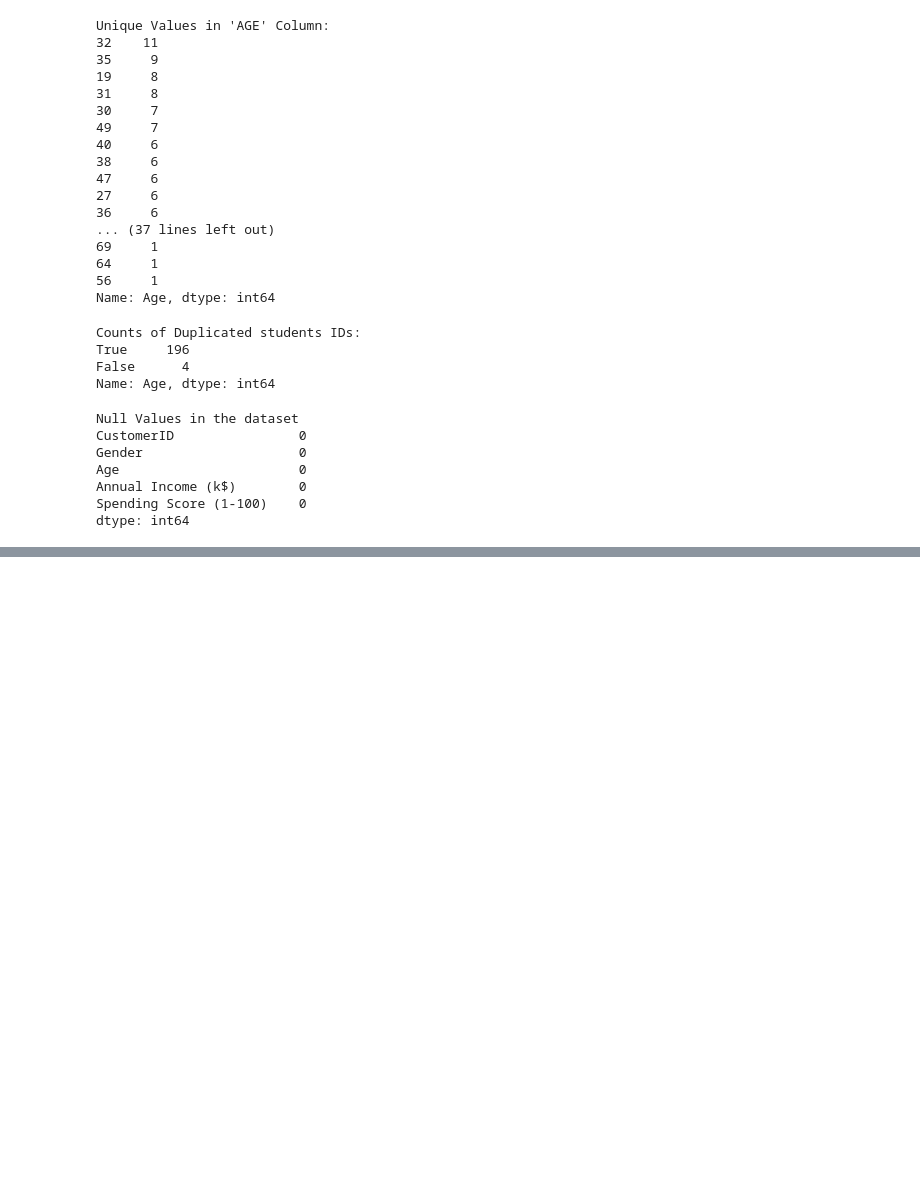
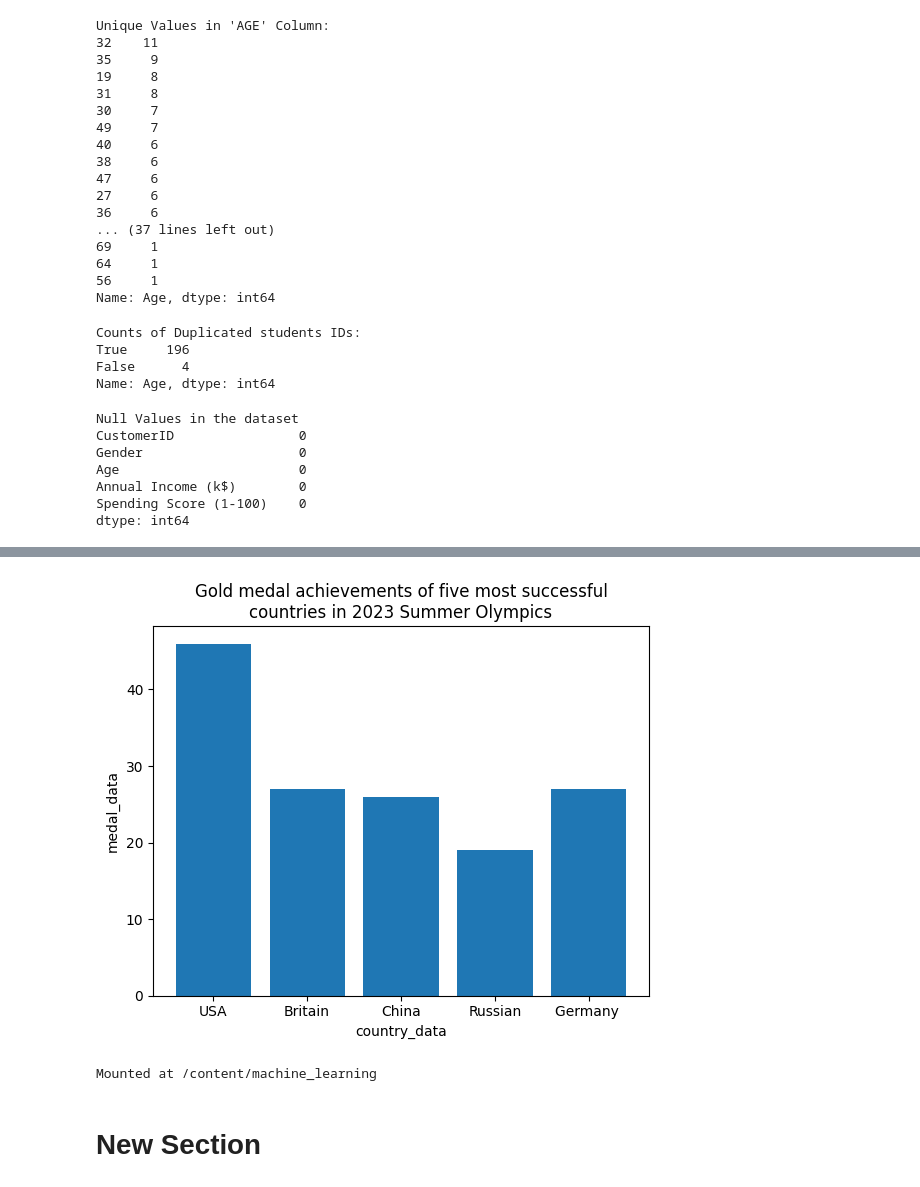
Before and after one commit to JoehIreri/COMPUTER-VISION, a Jupyter notebook: DATA_SCIENCE.ipynb, the cells around one changed output, grey strips where cells are left out. Drawn from its saved outputs; the diff is of its cells as text; code cells hidden in the pictures; blank space fills up the shorter version.

```diff
--- a/DATA_SCIENCE.ipynb
+++ b/DATA_SCIENCE.ipynb
@@ -342,0 +468,20 @@ dtype: int64
+# %%
+
+mydata = pd.read_csv('/content/machine_learning/MyDrive/Share slim (1).csv')
+country_data = mydata["name"]
+medal_data = mydata["gold"]
+plt.bar(country_data,medal_data)
+plt.plot()
+plt.xlabel("country_data")
+plt.ylabel("medal_data")
+plt.title("Gold medal achievements of five most successful\n"+"countries in 2023 Summer Olympics")
+plt.show()
+# %% [output]
+[figure, added]
+# %%
+from google.colab import drive
+drive.mount("/content/machine_learning")
+# %% [output]
+Mounted at /content/machine_learning
+# %% [markdown]
+# New Section
```
Also changed, not shown: parts of 9 cells of this notebook.
